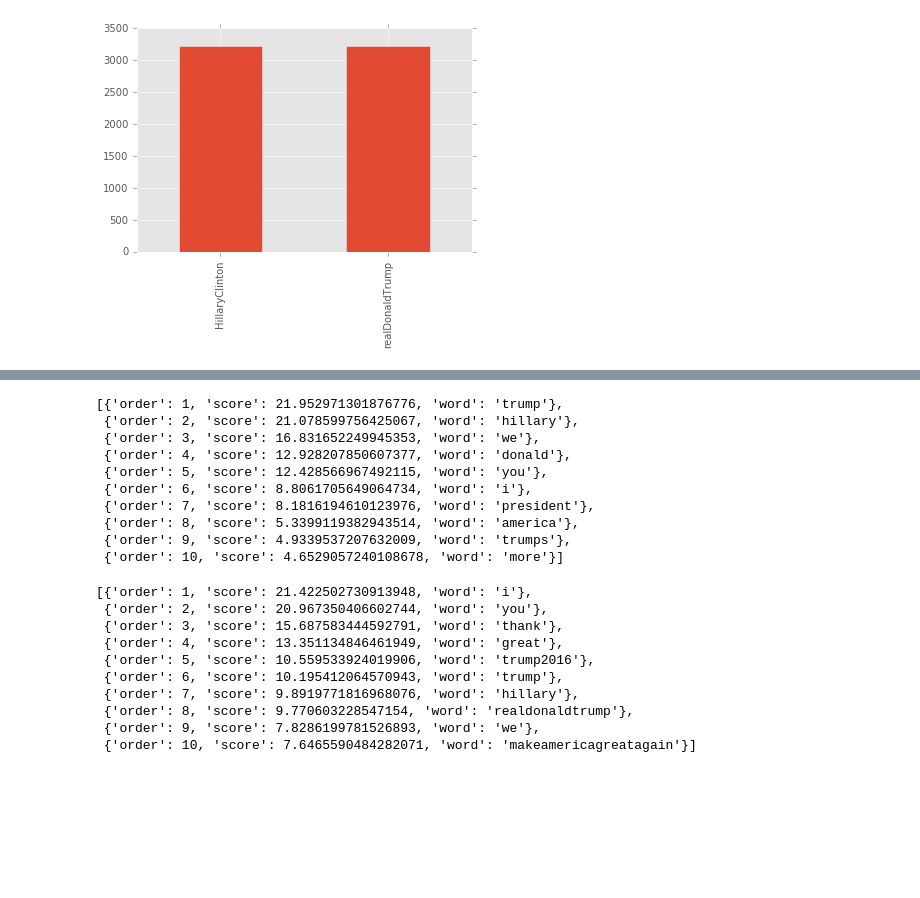
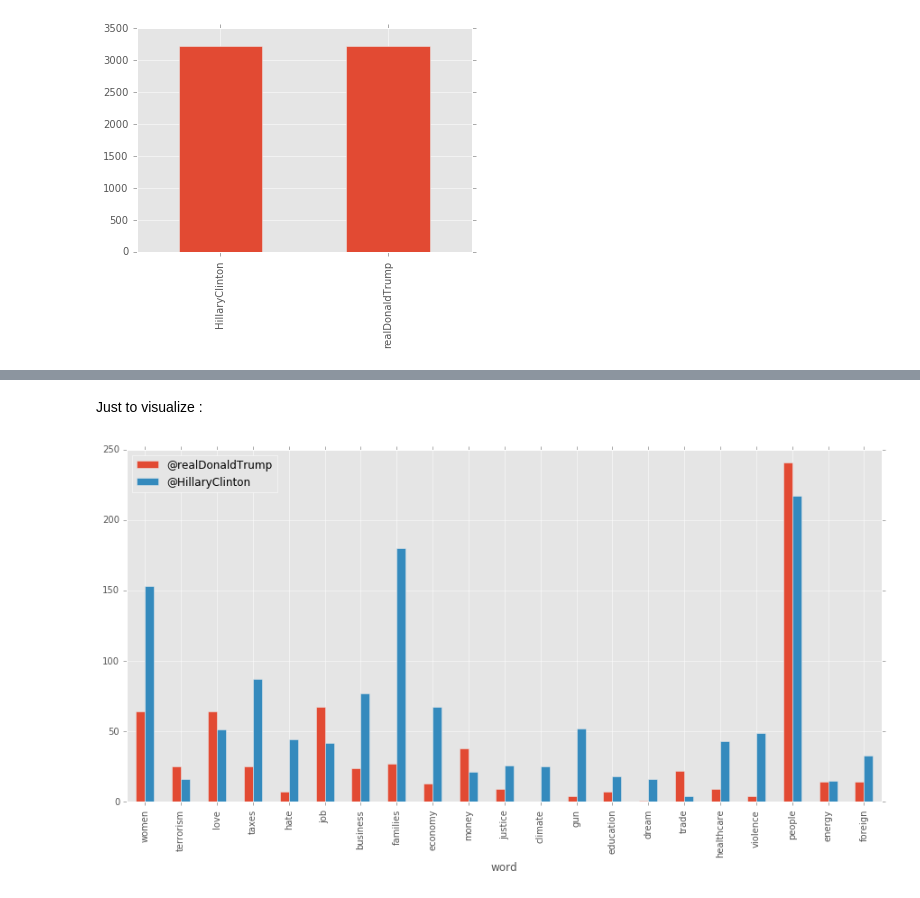
Before and after one commit to rhuille/Data-for-D3-project, a Jupyter notebook: Clinton and Trump tweets.ipynb, the cells around one changed output, grey strips where cells are left out. Saved outputs shown, nothing was run; the diff lists cells and outputs as text; code cells hidden in the pictures; blank space fills up the shorter version.

```diff
--- a/Clinton and Trump tweets.ipynb
+++ b/Clinton and Trump tweets.ipynb
@@ -38,0 +86,8 @@ plt.show()
+# %%
+ponctuation = set(string.punctuation + "”—“’’")
+
+def contain(tweet):
+    for word in list_words:
+        if word in ''.join(ch for ch in tweet if ch not in ponctuation).lower().split(" "):
+            return(True)
+    return(False)
@@ -49,13 +110,0 @@ Then, I scrape this [list of word from wikipedia](https://en.wikipedia.org/wiki/
-# %%
-most_common_word = []
-from_wiki = BeautifulSoup(urllib.request.urlopen("https://en.wikipedia.org/wiki/Most_common_words_in_English").read(), 'html.parser')
-
-for i in from_wiki.find_all("td"):
-    if i.string :
-        if not i.string.isdigit():
-            most_common_word+=[i.string]
-
-most_common_word = list(set(most_common_word)-set(["I","you", "we"]))  #I am interrested in the words "I", "you" and "we"
-most_common_word +=["are", "has", "had", "is"] # but I am not interested in these
-
-len(most_common_word)
@@ -108,45 +133,22 @@ len(index_realDonaldTrump)
 # %%
-order_HillaryClinton=[]
-for i in index_HillaryClinton.keys():
-    order_HillaryClinton += [i]*len(index_HillaryClinton[i])
-s = Series(order_HillaryClinton).value_counts(normalize=True, sort=True)*1000
-
-order_HillaryClinton = []
-for v,i in enumerate(s.index):
-    order_HillaryClinton+=[{"word": i, "score": s.loc[i], "order": v+1}]
-order_HillaryClinton[:10]
+score_HillaryClinton = []
+for i in index_HillaryClinton:
+    score_HillaryClinton+=[{"word": i, "score": len(index_HillaryClinton[i]) }]
+score_realDonaldTrump = []
+for i in index_realDonaldTrump:
+    score_realDonaldTrump+=[{"word": i, "score": len(index_realDonaldTrump[i]) }]
-# %% [output]
-[{'order': 1, 'score': 21.952971301876776, 'word': 'trump'},
- {'order': 2, 'score': 21.078599756425067, 'word': 'hillary'},
- {'order': 3, 'score': 16.831652249945353, 'word': 'we'},
- {'order': 4, 'score': 12.928207850607377, 'word': 'donald'},
- {'order': 5, 'score': 12.428566967492115, 'word': 'you'},
- {'order': 6, 'score': 8.8061705649064734, 'word': 'i'},
- {'order': 7, 'score': 8.1816194610123976, 'word': 'president'},
- {'order': 8, 'score': 5.3399119382943514, 'word': 'america'},
- {'order': 9, 'score': 4.9339537207632009, 'word': 'trumps'},
- {'order': 10, 'score': 4.6529057240108678, 'word': 'more'}]
-# %%
-order_realDonaldTrump=[]
-for i in index_realDonaldTrump.keys():
-    order_realDonaldTrump += [i]*len(index_realDonaldTrump[i])
-s = Series(order_realDonaldTrump).value_counts(normalize=True, sort=True)*1000
-
-order_realDonaldTrump=[]
-for v,i in enumerate(s.index):
-    order_realDonaldTrump+=[{"word": i, "score": s.loc[i], "order": v+1}]
-order_realDonaldTrump[:10]
-# %% [output]
-[{'order': 1, 'score': 21.422502730913948, 'word': 'i'},
- {'order': 2, 'score': 20.967350406602744, 'word': 'you'},
- {'order': 3, 'score': 15.687583444592791, 'word': 'thank'},
- {'order': 4, 'score': 13.351134846461949, 'word': 'great'},
- {'order': 5, 'score': 10.559533924019906, 'word': 'trump2016'},
- {'order': 6, 'score': 10.195412064570943, 'word': 'trump'},
- {'order': 7, 'score': 9.8919771816968076, 'word': 'hillary'},
- {'order': 8, 'score': 9.770603228547154, 'word': 'realdonaldtrump'},
- {'order': 9, 'score': 7.8286199781526893, 'word': 'we'},
- {'order': 10, 'score': 7.6465590484282071, 'word': 'makeamericagreatagain'}]
+# %% [markdown]
+Just to visualize :
+# %%
+H = DataFrame(score_HillaryClinton).set_index("word")
+H.columns = Series(["@HillaryClinton"])
+r = DataFrame(score_realDonaldTrump).set_index("word")
+r.columns = Series(["@realDonaldTrump"])
+
+concat([r,H], axis=1).plot.bar(figsize  = (15,7))
+plt.show()
+# %% [output]
+[figure, added]
 # %%
 with open('tweets.json', 'w') as f: #this data file is used in:
      json.dump({"complete_HillaryClinton": complete_HillaryClinton,
```
Also changed, not shown: parts of 20 cells of this notebook.
